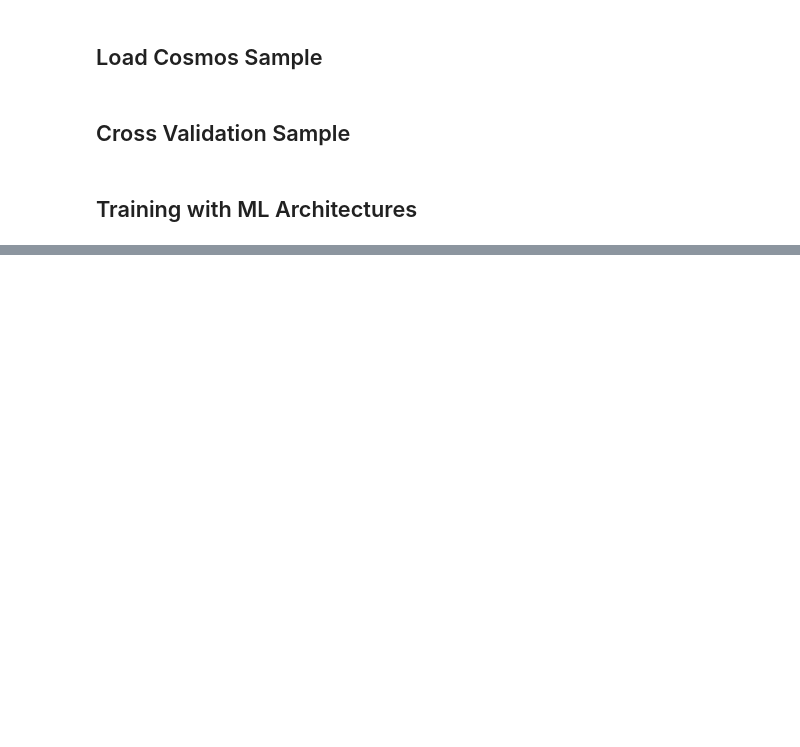
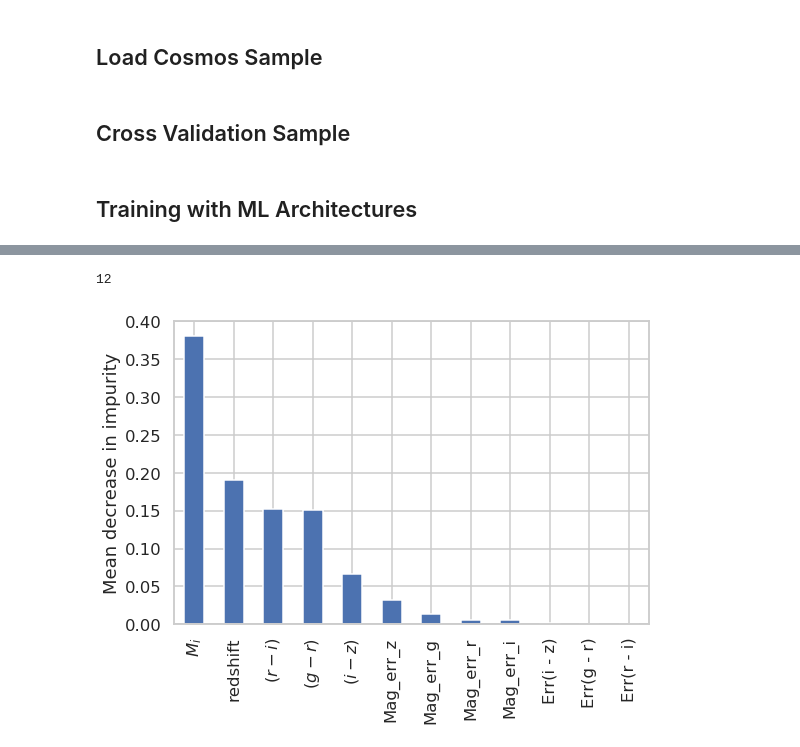
Before and after one commit to estevesjh/fnalFall2022, a Jupyter notebook: notebooks/10.BestMachineLearningArchitecture.ipynb, the cells around one changed output, grey strips where cells are left out. Saved outputs shown, nothing was run; the diff lists cells and outputs as text; code cells hidden in the pictures; blank space fills up the shorter version.

```diff
--- a/notebooks/10.BestMachineLearningArchitecture.ipynb
+++ b/notebooks/10.BestMachineLearningArchitecture.ipynb
@@ -186,0 +199,7 @@ plt.show()
+# %%
+feature_names = [r'$(%s - %s)$'%(bp0,bp1) for bp0, bp1 in zip(['g','r','i'],['r','i','z'])]
+feature_names+= ['Mag_err_%s'%bpF for bpF in ['g','r','i','z']]
+feature_names+= ['Err(%s - %s)'%(bp0,bp1) for bp0, bp1 in zip(['g','r','i'],['r','i','z'])]
+feature_names+= ['redshift']
+feature_names+= [r'$M_i$']
+feature_names
@@ -187,3 +219,21 @@ plt.show()
+# %%
+len(feature_names)
+# %% [output]
+12
+# %%
+import pandas as pd
+
+ix = np.argsort(-1*importances)
+forest_importances = pd.Series(importances[ix], index=np.array(feature_names)[ix])
+
+fig, ax = plt.subplots(figsize=(8,6))
+forest_importances.plot.bar(yerr=std[ix], ax=ax)
+# ax.set_title("Cosmos with Mag-DM and RedSeq Offset")
+ax.set_ylabel("Mean decrease in impurity")
+fig.tight_layout()
+# fig.savefig('feature_importance_mag_dm_rs.png',dpi=100,transparent=False,facecolor='w')
+# %% [output]
+[figure, added]
 # %%
 # xhigh = y_target>11.6
 for name, est in estimators:
```
Also changed, not shown: parts of 30 cells of this notebook, 2 other files.
